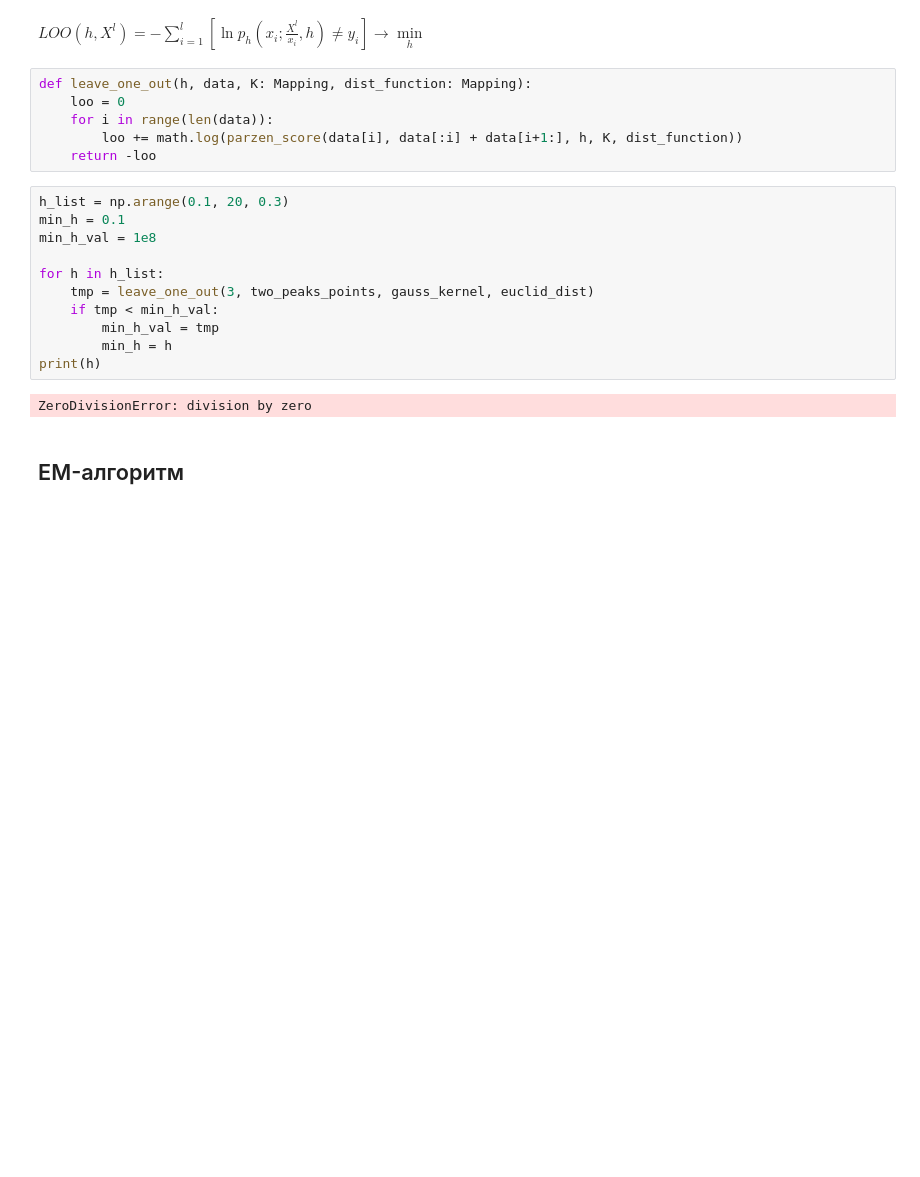
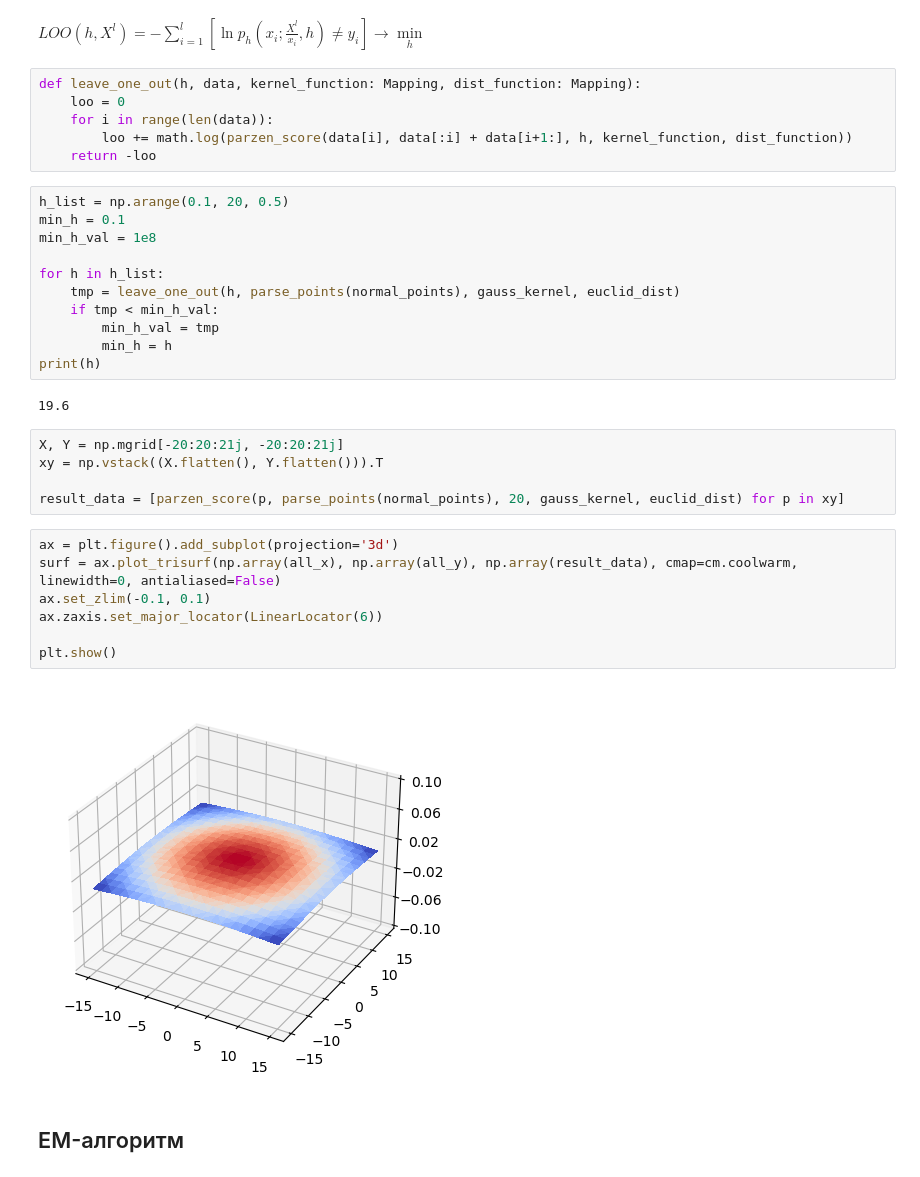
Before and after one commit to tainella/MAI, a Jupyter notebook: magistracy/AI/labs/lab5.ipynb, the cells around one changed output. Drawn from its saved outputs; the diff is of its cells as text; blank space fills up the shorter version.

```diff
--- a/magistracy/AI/labs/lab5.ipynb
+++ b/magistracy/AI/labs/lab5.ipynb
@@ -149,24 +177,38 @@ plt.show()
 # %% [markdown]
 $ LOO(h, X^l) = -\sum\limits_{i = 1}^{l} \left[\ln {p_h}\left(x_i;\frac{X^l}{x_i}, h \right) \neq y_i\right] \rightarrow \underset{h}{\min}$
 # %%
-def leave_one_out(h, data, K: Mapping, dist_function: Mapping):
+def leave_one_out(h, data, kernel_function: Mapping, dist_function: Mapping):
     loo = 0
     for i in range(len(data)):
-        loo += math.log(parzen_score(data[i], data[:i] + data[i+1:], h, K, dist_function))
+        loo += math.log(parzen_score(data[i], data[:i] + data[i+1:], h, kernel_function, dist_function))
     return -loo
 # %%
-h_list = np.arange(0.1, 20, 0.3)
+h_list = np.arange(0.1, 20, 0.5)
 min_h = 0.1
 min_h_val = 1e8
 
 for h in h_list:
-    tmp = leave_one_out(3, two_peaks_points, gauss_kernel, euclid_dist)
+    tmp = leave_one_out(h, parse_points(normal_points), gauss_kernel, euclid_dist)
     if tmp < min_h_val:
         min_h_val = tmp
         min_h = h
 print(h)
 # %% [output]
-ZeroDivisionError: division by zero
+19.6
+# %%
+X, Y = np.mgrid[-20:20:21j, -20:20:21j]
+xy = np.vstack((X.flatten(), Y.flatten())).T
+
+result_data = [parzen_score(p, parse_points(normal_points), 20, gauss_kernel, euclid_dist) for p in xy]
+# %%
+ax = plt.figure().add_subplot(projection='3d')
+surf = ax.plot_trisurf(np.array(all_x), np.array(all_y), np.array(result_data), cmap=cm.coolwarm, linewidth=0, antialiased=False)
+ax.set_zlim(-0.1, 0.1)
+ax.zaxis.set_major_locator(LinearLocator(6))
+
+plt.show()
+# %% [output]
+[figure, added]
 # %% [markdown]
 ## EM-алгоритм
 # %%
```
Also changed, not shown: parts of 21 cells of this notebook.
